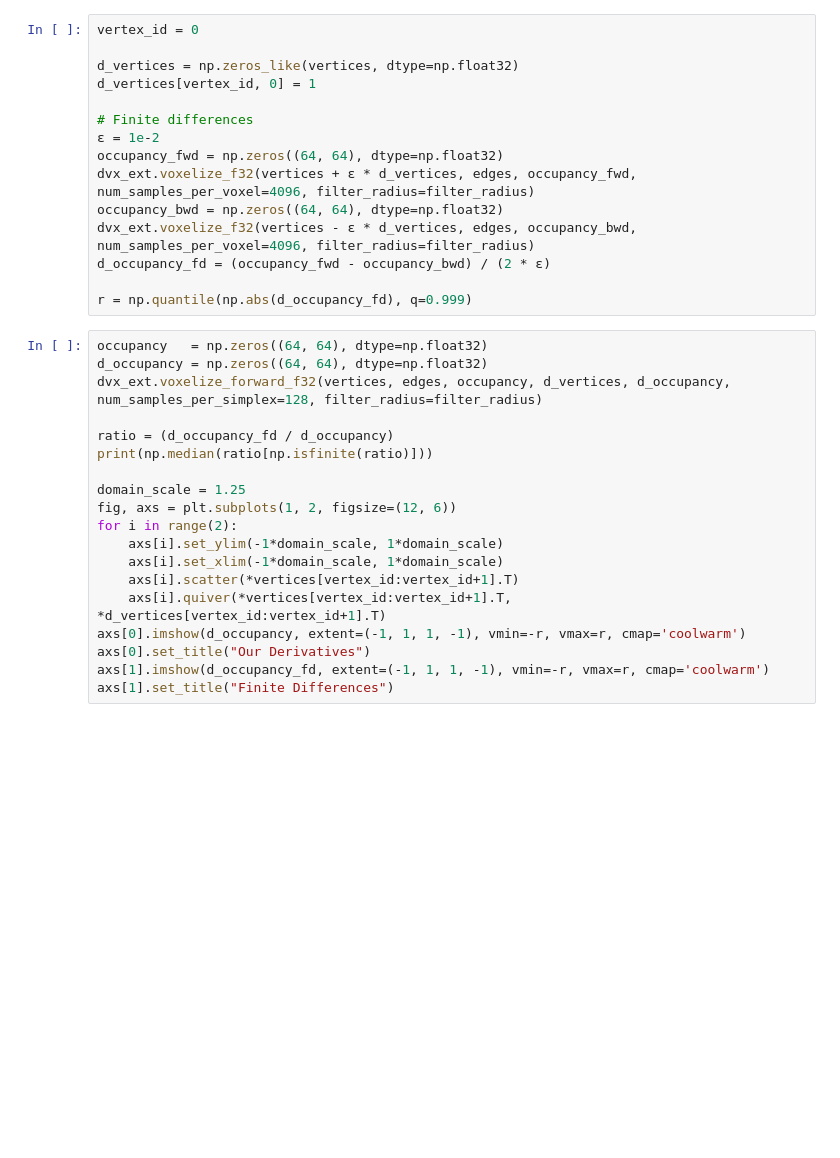
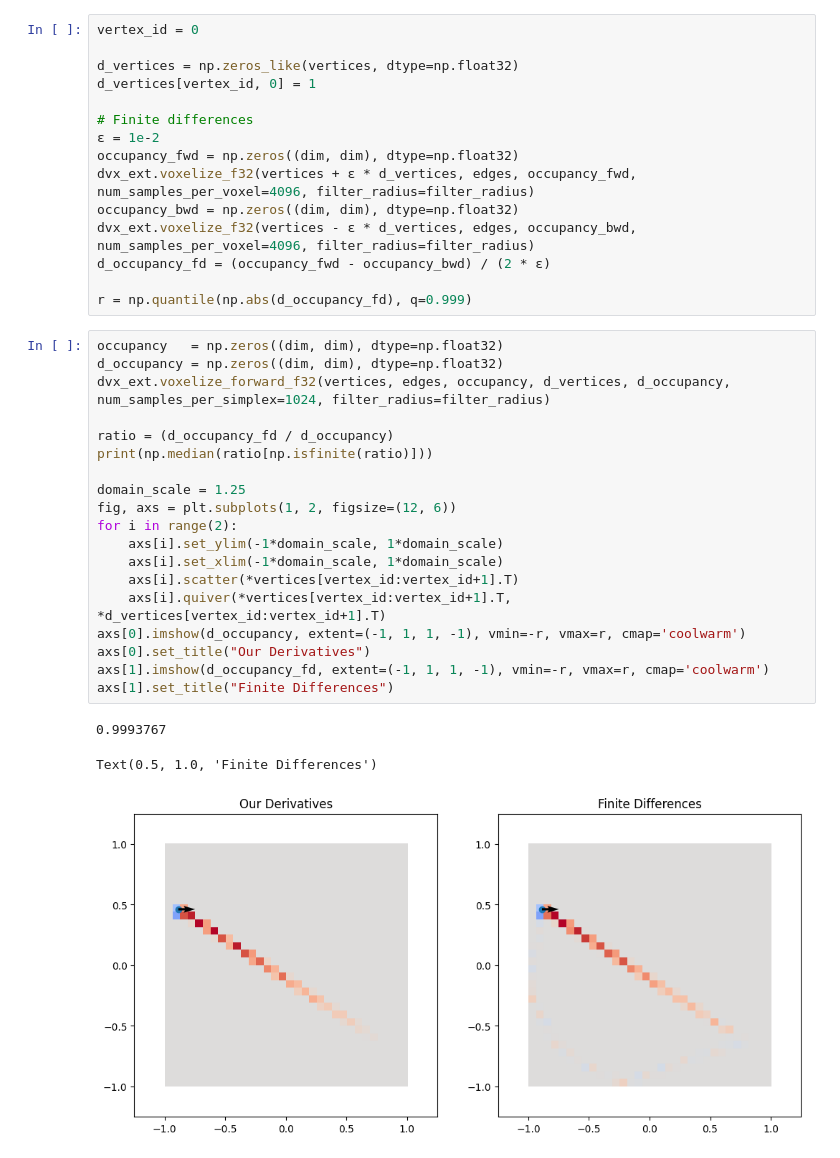
Before and after one commit to mworchel/differentiable-voxelization, a Jupyter notebook: tutorials/playground.ipynb, the cells around one changed output. Cells and saved outputs as stored; diff of their text form; blank space fills up the shorter version.

```diff
--- a/tutorials/playground.ipynb
+++ b/tutorials/playground.ipynb
@@ -34,29 +43,33 @@ d_vertices[vertex_id, 0] = 1
 
 # Finite differences
 ε = 1e-2
-occupancy_fwd = np.zeros((64, 64), dtype=np.float32)
+occupancy_fwd = np.zeros((dim, dim), dtype=np.float32)
 dvx_ext.voxelize_f32(vertices + ε * d_vertices, edges, occupancy_fwd, num_samples_per_voxel=4096, filter_radius=filter_radius)
-occupancy_bwd = np.zeros((64, 64), dtype=np.float32)
+occupancy_bwd = np.zeros((dim, dim), dtype=np.float32)
 dvx_ext.voxelize_f32(vertices - ε * d_vertices, edges, occupancy_bwd, num_samples_per_voxel=4096, filter_radius=filter_radius)
 d_occupancy_fd = (occupancy_fwd - occupancy_bwd) / (2 * ε)
 
 r = np.quantile(np.abs(d_occupancy_fd), q=0.999)
 # %%
-occupancy   = np.zeros((64, 64), dtype=np.float32)
-d_occupancy = np.zeros((64, 64), dtype=np.float32)
-dvx_ext.voxelize_forward_f32(vertices, edges, occupancy, d_vertices, d_occupancy, num_samples_per_simplex=128, filter_radius=filter_radius)
+occupancy   = np.zeros((dim, dim), dtype=np.float32)
+d_occupancy = np.zeros((dim, dim), dtype=np.float32)
+dvx_ext.voxelize_forward_f32(vertices, edges, occupancy, d_vertices, d_occupancy, num_samples_per_simplex=1024, filter_radius=filter_radius)
 
 ratio = (d_occupancy_fd / d_occupancy)
 print(np.median(ratio[np.isfinite(ratio)]))
 
 domain_scale = 1.25
 fig, axs = plt.subplots(1, 2, figsize=(12, 6))
 for i in range(2):
     axs[i].set_ylim(-1*domain_scale, 1*domain_scale)
     axs[i].set_xlim(-1*domain_scale, 1*domain_scale)
     axs[i].scatter(*vertices[vertex_id:vertex_id+1].T)
     axs[i].quiver(*vertices[vertex_id:vertex_id+1].T, *d_vertices[vertex_id:vertex_id+1].T)
 axs[0].imshow(d_occupancy, extent=(-1, 1, 1, -1), vmin=-r, vmax=r, cmap='coolwarm')
 axs[0].set_title("Our Derivatives")
 axs[1].imshow(d_occupancy_fd, extent=(-1, 1, 1, -1), vmin=-r, vmax=r, cmap='coolwarm')
 axs[1].set_title("Finite Differences")
+# %% [output]
+0.9993767
+Text(0.5, 1.0, 'Finite Differences')
+[figure, added]
```
Also changed, not shown: parts of 2 cells of this notebook.
